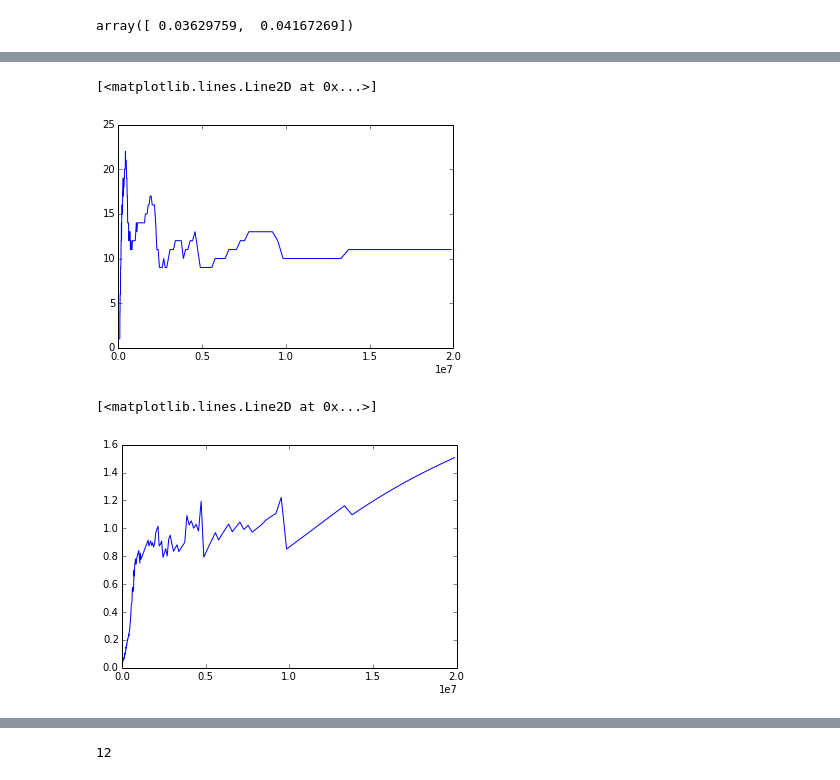
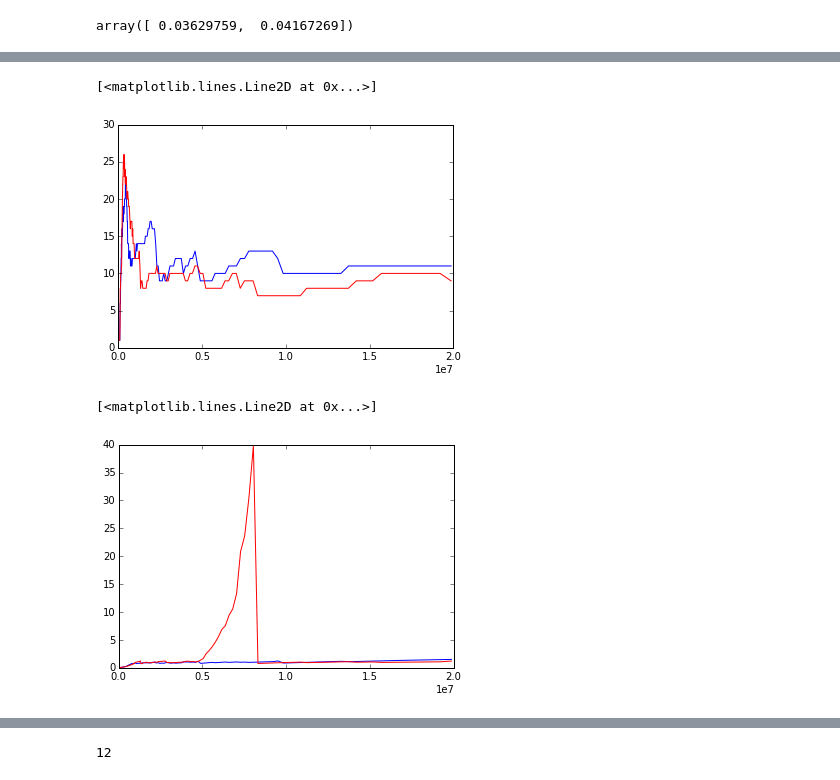
Before and after one commit to saint-germain/planetas, a Jupyter notebook: planetas sandbox.ipynb, the cells around one changed output, grey strips where cells are left out. Drawn from its saved outputs; the diff is of its cells as text; code cells hidden in the pictures.

```diff
--- a/planetas sandbox.ipynb
+++ b/planetas sandbox.ipynb
@@ -369,10 +393,12 @@ anplan.shape
 # %%
 plt.plot(atime,anplan) #this one side to side with the next two-in one
+plt.plot(atime2,anplan2,c='r')
 # %% [output]
 [<matplotlib.lines.Line2D at 0x...>]
-[figure, old version]
+[figure, new version]
 # %%
 plt.plot(atime,(armass+agmass)/anplan)
+plt.plot(atime2,(armass2+agmass2)/anplan2,c='r')
 # %% [output]
 [<matplotlib.lines.Line2D at 0x...>]
-[figure, old version]
+[figure, new version]
```
Also changed, not shown: parts of 14 cells of this notebook.
